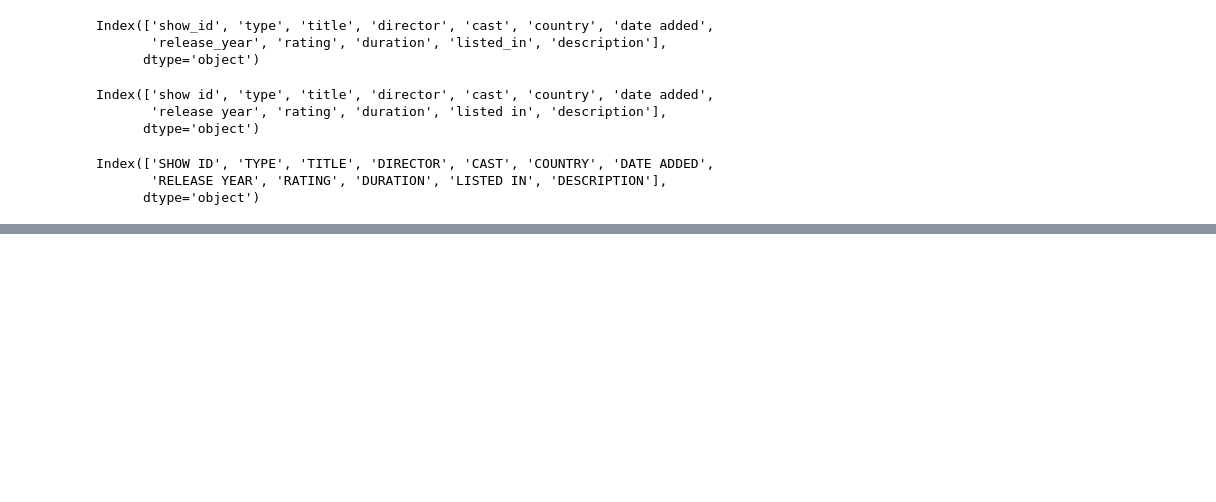
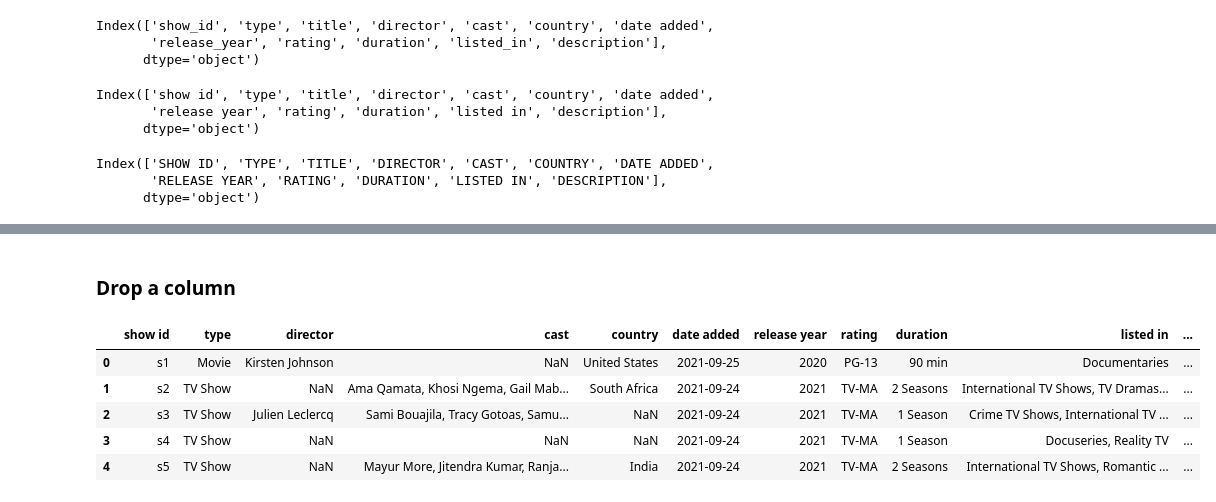
Before and after one commit to MariaRosi/Pandas, a Jupyter notebook: Netflix Data Analysis/pandas_examples.ipynb, the cells around one changed output, grey strips where cells are left out. Saved outputs shown, nothing was run; the diff lists cells and outputs as text; code cells hidden in the pictures; blank space fills up the shorter version.

```diff
--- a/Netflix Data Analysis/pandas_examples.ipynb
+++ b/Netflix Data Analysis/pandas_examples.ipynb
@@ -110,3 +110,6 @@ df.columns
 Index(['SHOW ID', 'TYPE', 'TITLE', 'DIRECTOR', 'CAST', 'COUNTRY', 'DATE ADDED',
        'RELEASE YEAR', 'RATING', 'DURATION', 'LISTED IN', 'DESCRIPTION'],
       dtype='object')
+# %%
+df.rename(str.lower, axis='columns', inplace=True)
+df.columns
@@ -112,0 +155,12 @@ Index(['SHOW ID', 'TYPE', 'TITLE', 'DIRECTOR', 'CAST', 'COUNTRY', 'DATE ADDED',
+# %% [markdown]
+### Drop a column
+# %%
+# inplace=True is needed to get this removal effective on the data frame
+df.drop(columns='title').head()
+# %% [output]
+|  | show id | type | director | cast | country | date added | release year | rating | duration | listed in | ... |
+| 0 | s1 | Movie | Kirsten Johnson | NaN | United States | 2021-09-25 | 2020 | PG-13 | 90 min | Documentaries | ... |
+| 1 | s2 | TV Show | NaN | Ama Qamata, Khosi Ngema, Gail Mab... | South Africa | 2021-09-24 | 2021 | TV-MA | 2 Seasons | International TV Shows, TV Dramas... | ... |
+| 2 | s3 | TV Show | Julien Leclercq | Sami Bouajila, Tracy Gotoas, Samu... | NaN | 2021-09-24 | 2021 | TV-MA | 1 Season | Crime TV Shows, International TV ... | ... |
+| 3 | s4 | TV Show | NaN | NaN | NaN | 2021-09-24 | 2021 | TV-MA | 1 Season | Docuseries, Reality TV | ... |
+| 4 | s5 | TV Show | NaN | Mayur More, Jitendra Kumar, Ranja... | India | 2021-09-24 | 2021 | TV-MA | 2 Seasons | International TV Shows, Romantic ... | ... |
```
Also changed, not shown: parts of 12 cells of this notebook.
